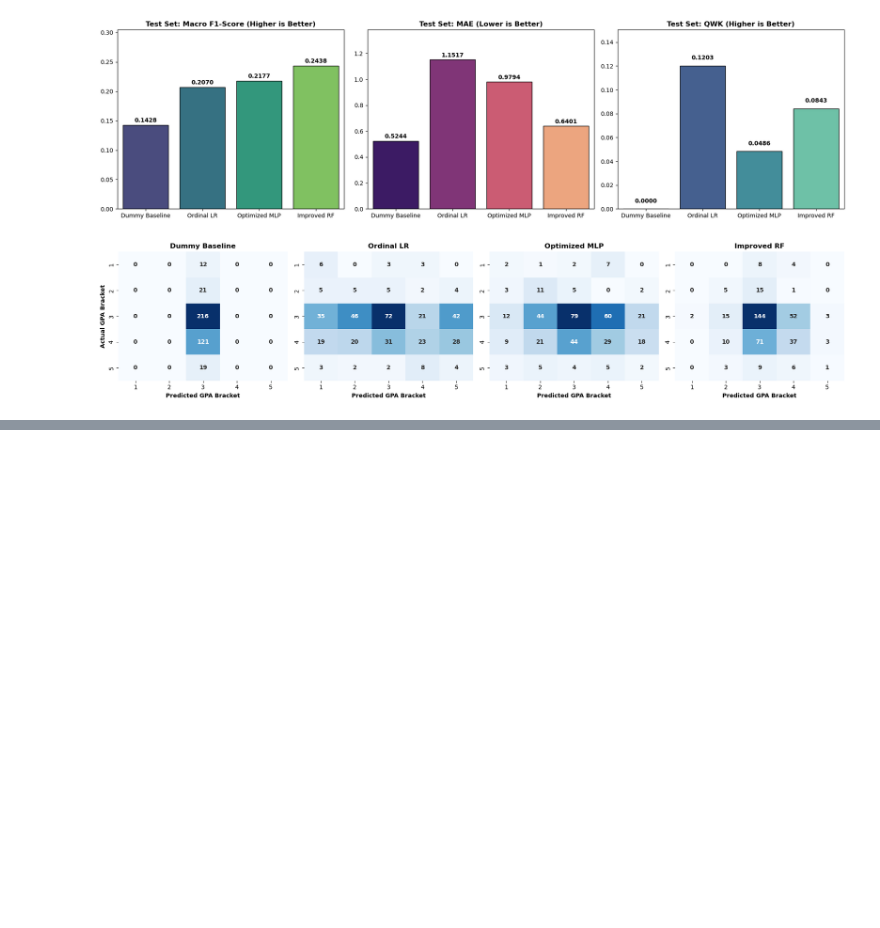
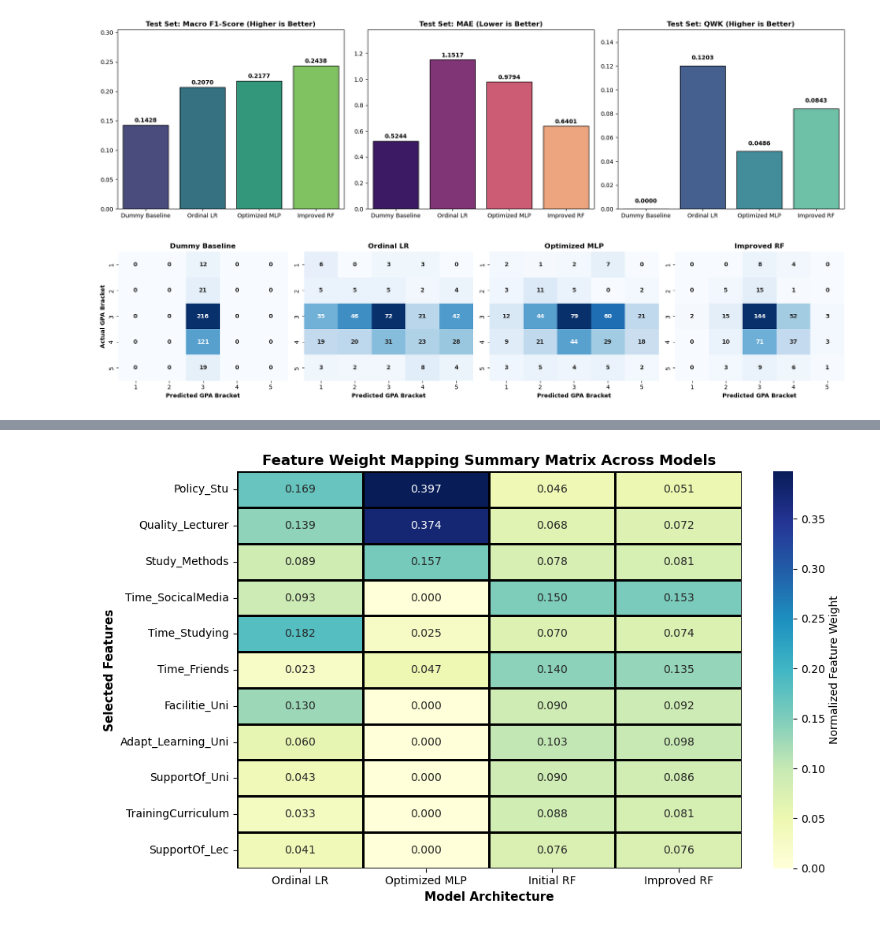
Before and after one commit to axlndy/cbsweg2-cbadvai-cbdatsi-project, a Jupyter notebook: notebooks/cbadvai_project_ml.ipynb, the cells around one changed output, grey strips where cells are left out. Saved outputs shown, nothing was run; the diff lists cells and outputs as text; code cells hidden in the pictures; blank space fills up the shorter version.

Commit message:
Added finalized feature weight exploration

```diff
--- a/notebooks/cbadvai_project_ml.ipynb
+++ b/notebooks/cbadvai_project_ml.ipynb
@@ -795,0 +810,21 @@ It delivers the highest minority-class sensitivity (Macro F1 = 0.2438) while suc
+# %%
+from src.cbadvai.metrics import compute_summary_feature_weights
+from src.cbadvai.preprocessing import SELECTED_FEATURES
+
+#Compute normalized feature weight mapping table across all 4 models
+df_feature_weights = compute_summary_feature_weights(
+    grid_lr=grid_lr,
+    grid_mlp=grid_mlp,
+    grid_rf_initial=grid_rf_initial,
+    grid_rf_improved=grid_rf,
+    X_test=X_test,
+    y_test=y_test,
+    feature_names=SELECTED_FEATURES
+)
+
+#Compute mean weight column and sort features by importance
+df_feature_weights['Overall Mean Weight'] = df_feature_weights.mean(axis=1)
+df_feature_weights = df_feature_weights.sort_values(by='Overall Mean Weight', ascending=False)
+
+print("--- Feature Weight Mapping Summary Table ---")
+display(df_feature_weights.round(4))
@@ -795,0 +845,7 @@ It delivers the highest minority-class sensitivity (Macro F1 = 0.2438) while suc
+# %%
+from src.cbadvai.plots import plot_feature_weights_heatmap
+
+#Plot Heatmap of Feature Weights across all models
+plot_feature_weights_heatmap(df_feature_weights.drop(columns=['Overall Mean Weight']))
+# %% [output]
+[figure, added]
```
Also changed, not shown: parts of 6 cells of this notebook.
